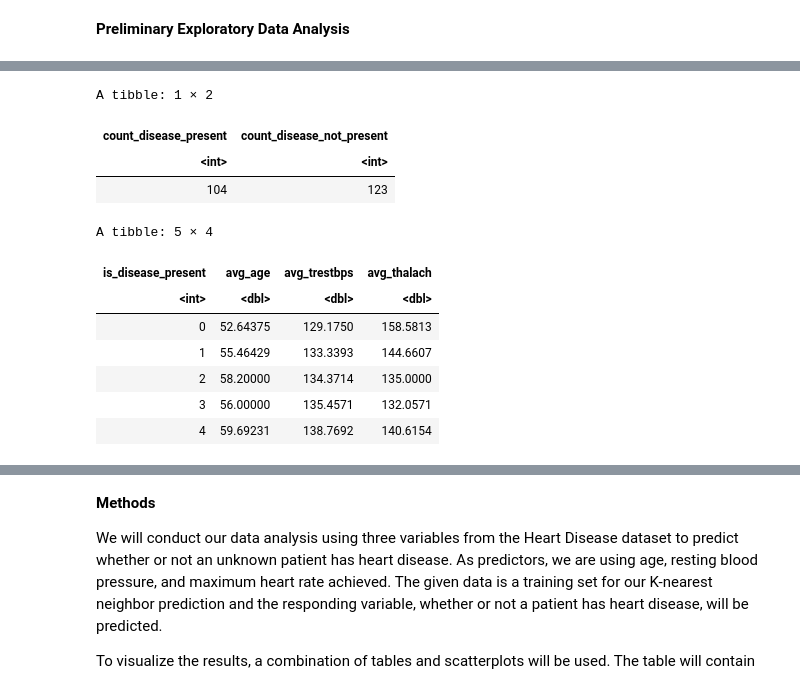
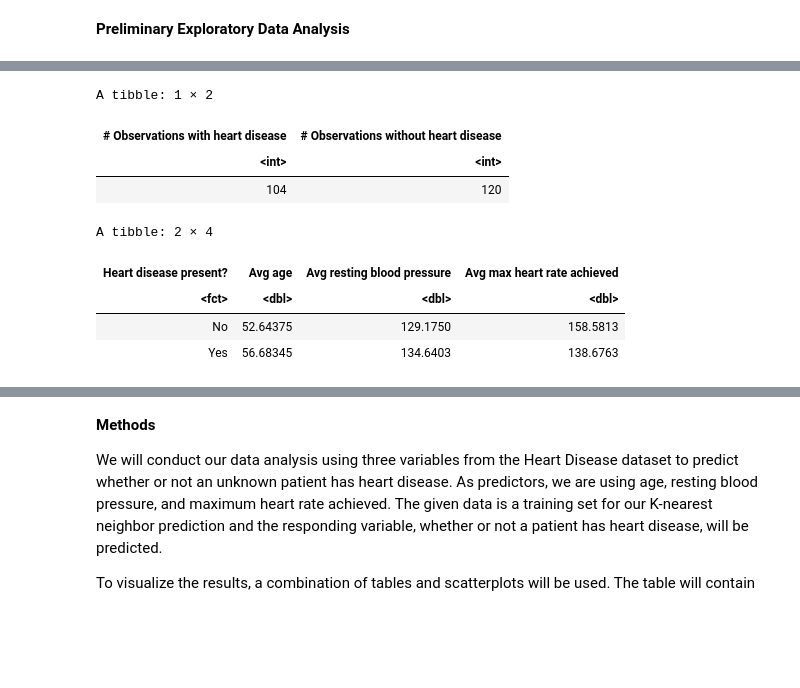
Before and after one commit to holiday-sean/dsci100_project, a Jupyter notebook: project.ipynb, the cells around one changed output, grey strips where cells are left out. Drawn from its saved outputs; the diff is of its cells as text; code cells hidden in the pictures; blank space fills up the shorter version.

```diff
--- a/project.ipynb
+++ b/project.ipynb
@@ -140,37 +85,37 @@ A tibble: 299 × 14
 # %%
-heart_disease_split <- initial_split(heart_disease_cleveland, prop = 0.75, strata = is_disease_present)
-cleveland_training <- training(heart_disease_split)
-cleveland_testing <- testing(heart_disease_split)
+heart_disease_split <- initial_split(heart_disease_converted, prop = 0.75, strata = is_disease_present)
+heart_disease_training <- training(heart_disease_split)
+heart_disease_testing <- testing(heart_disease_split)
 # %%
 #Summarizing (Exploratory Analysis)
 
-summarized_table <- cleveland_training |>
+#Shows the number of observations from the two classes
+summarized_count_classes <- heart_disease_training |>
     summarize(count_disease_present = sum(is_disease_present == "Yes", na.rm = TRUE),
               count_disease_not_present = sum(is_disease_present == "No", na.rm = TRUE))
 
-##ISSUE IS HERE.
-summarized_vars <- heart_disease_convert |>
-    group_by(is_disease_present) %>%
+colnames(summarized_count_classes) <- c("# Observations with heart disease", "# Observations without heart disease")
+summarized_count_classes
+
+#Shows the mean/average of each variable we have chosen to use as a predictor
+summarized_vars <- heart_disease_converted |>
+    group_by(is_disease_present) |>
     summarize(avg_age = mean(age, na.rm = TRUE),
-             avg_trestbps = mean(trestbps, na.rm = TRUE),
-             avg_thalach = mean(thalach, na.rm = TRUE))
+             avg_resting_blood_pressure = mean(trestbps, na.rm = TRUE),
+             avg_maximum_heart_rate_achieved = mean(thalach, na.rm = TRUE))
 
-summarized_table
-
+colnames(summarized_vars) <- c("Heart disease present?", "Avg age", "Avg resting blood pressure", "Avg max heart rate achieved")
 summarized_vars
 # %% [output]
 A tibble: 1 × 2
-| count_disease_present | count_disease_not_present |
+| # Observations with heart disease | # Observations without heart disease |
 | <int> | <int> |
-| 104 | 123 |
+| 104 | 120 |
-A tibble: 5 × 4
+A tibble: 2 × 4
-| is_disease_present | avg_age | avg_trestbps | avg_thalach |
-| <int> | <dbl> | <dbl> | <dbl> |
-| 0 | 52.64375 | 129.1750 | 158.5813 |
-| 1 | 55.46429 | 133.3393 | 144.6607 |
-| 2 | 58.20000 | 134.3714 | 135.0000 |
-| 3 | 56.00000 | 135.4571 | 132.0571 |
-| 4 | 59.69231 | 138.7692 | 140.6154 |
+| Heart disease present? | Avg age | Avg resting blood pressure | Avg max heart rate achieved |
+| <fct> | <dbl> | <dbl> | <dbl> |
+| No | 52.64375 | 129.1750 | 158.5813 |
+| Yes | 56.68345 | 134.6403 | 138.6763 |
 # %%
 #Data Visualization (Exploratory Analysis)
 
```
Also changed, not shown: parts of 3 cells of this notebook.
